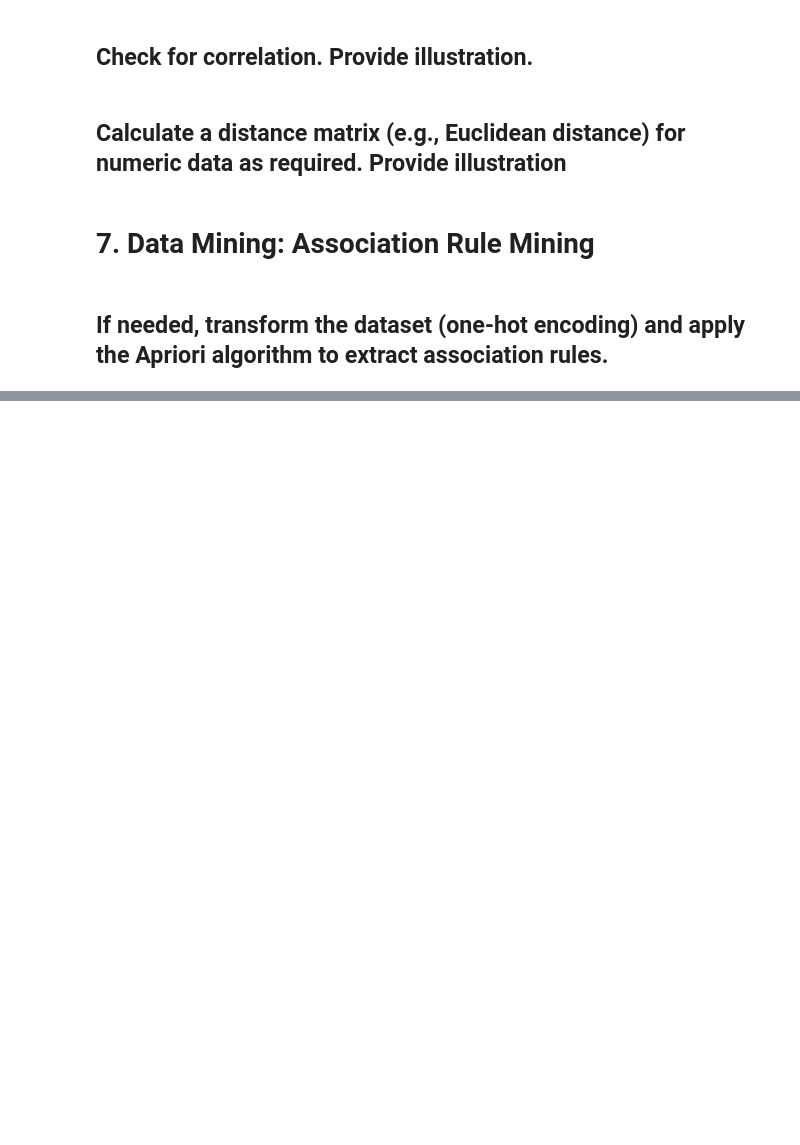
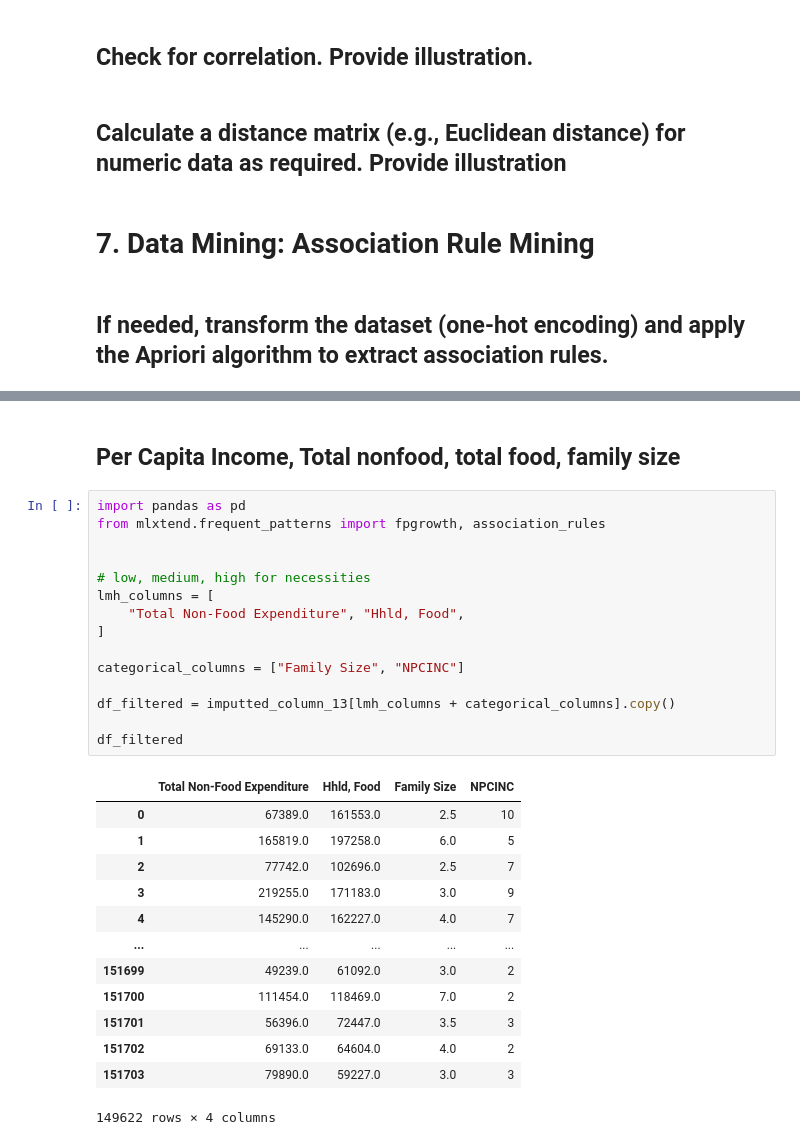
Before and after one commit to angelodelapaz/DataMiningPrelims, a Jupyter notebook: notebooks/01-EDA.ipynb, the cells around one changed output, grey strips where cells are left out. Drawn from its saved outputs; the diff is of its cells as text; blank space fills up the shorter version.

Commit message:
assoc rules 1

```diff
--- a/notebooks/01-EDA.ipynb
+++ b/notebooks/01-EDA.ipynb
@@ -425,0 +450,31 @@ Number of columns after dropping: 90
+# %% [markdown]
+## Per Capita Income, Total nonfood, total food, family size
+# %%
+import pandas as pd
+from mlxtend.frequent_patterns import fpgrowth, association_rules
+
+
+# low, medium, high for necessities
+lmh_columns = [
+    "Total Non-Food Expenditure", "Hhld, Food",
+]
+
+categorical_columns = ["Family Size", "NPCINC"]
+
+df_filtered = imputted_column_13[lmh_columns + categorical_columns].copy()
+
+df_filtered
+# %% [output]
+|  | Total Non-Food Expenditure | Hhld, Food | Family Size | NPCINC |
+| 0 | 67389.0 | 161553.0 | 2.5 | 10 |
+| 1 | 165819.0 | 197258.0 | 6.0 | 5 |
+| 2 | 77742.0 | 102696.0 | 2.5 | 7 |
+| 3 | 219255.0 | 171183.0 | 3.0 | 9 |
+| 4 | 145290.0 | 162227.0 | 4.0 | 7 |
+| ... | ... | ... | ... | ... |
+| 151699 | 49239.0 | 61092.0 | 3.0 | 2 |
+| 151700 | 111454.0 | 118469.0 | 7.0 | 2 |
+| 151701 | 56396.0 | 72447.0 | 3.5 | 3 |
+| 151702 | 69133.0 | 64604.0 | 4.0 | 2 |
+| 151703 | 79890.0 | 59227.0 | 3.0 | 3 |
+149622 rows × 4 columns
```
Also changed, not shown: parts of 10 cells of this notebook, 14 other files.
